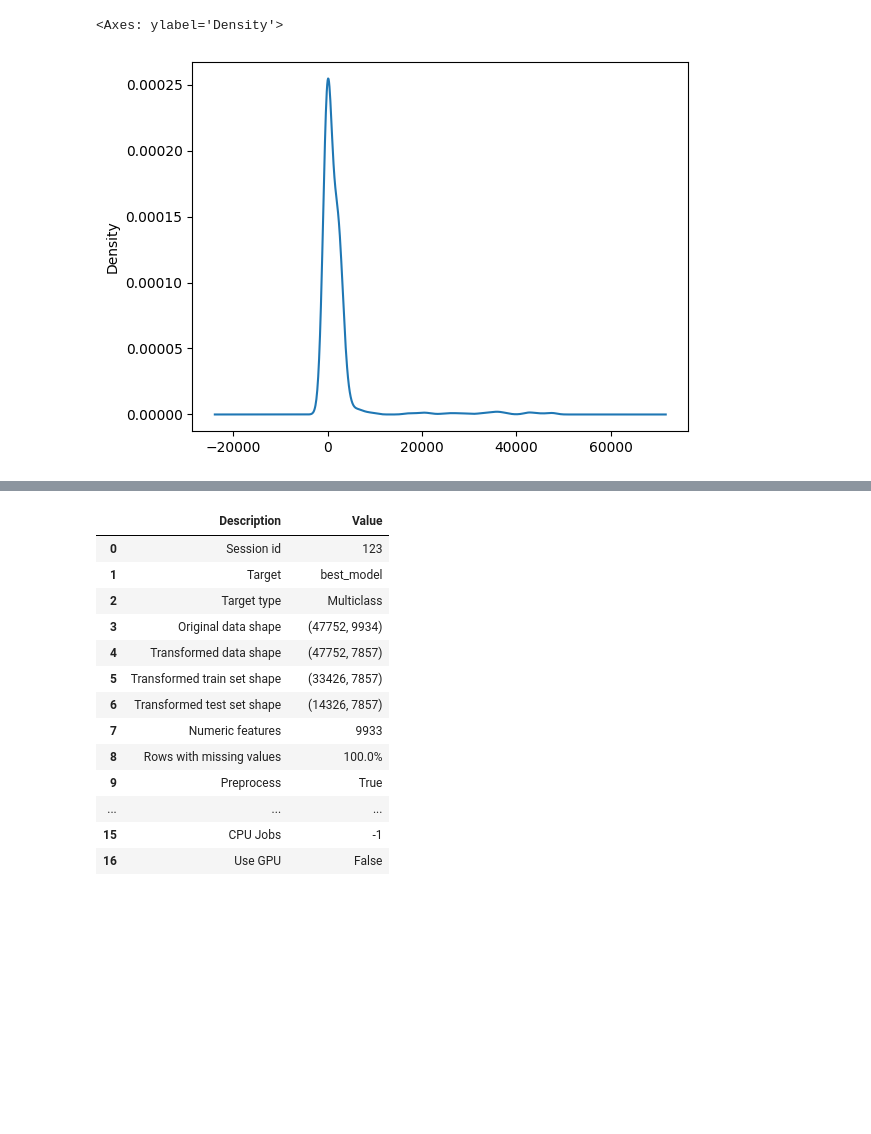
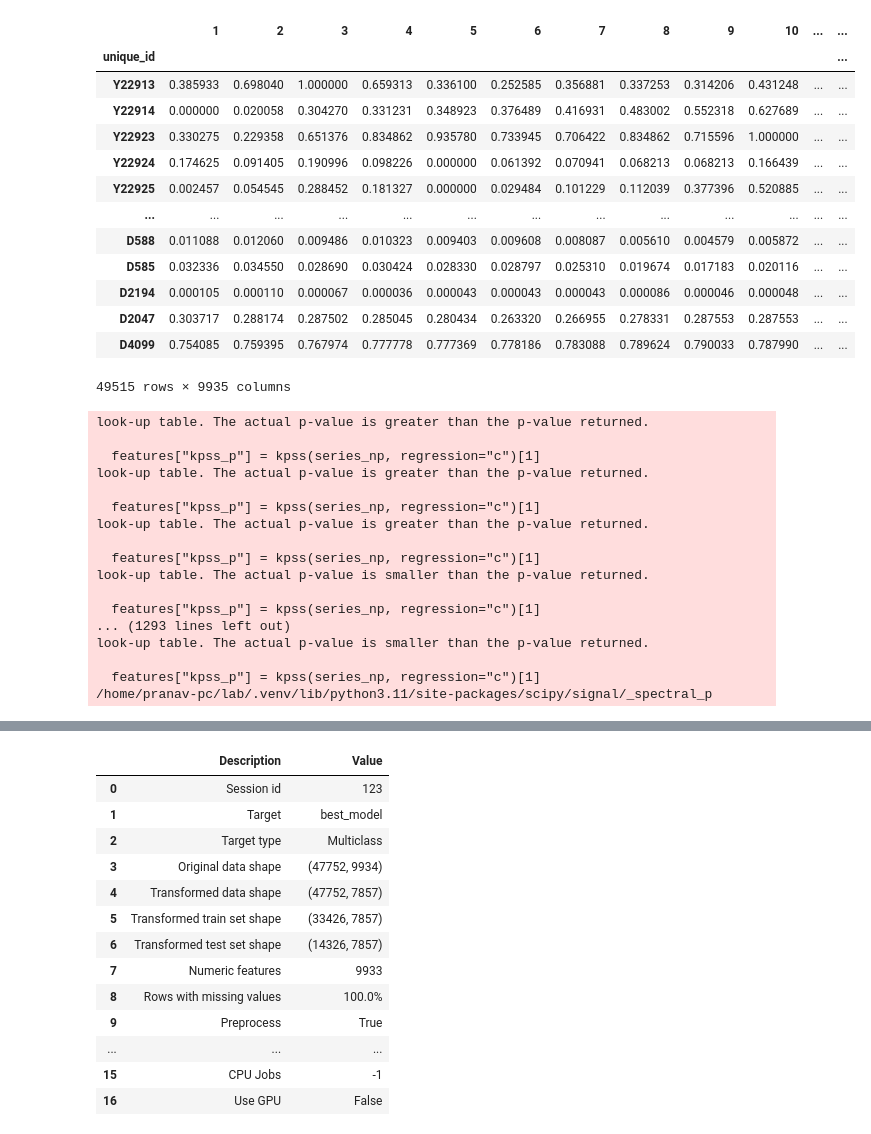
Before and after one commit to Jha-Pranav/ts, a Jupyter notebook: nbs/src/classification.mlclassifier.ipynb, the cells around one changed output, grey strips where cells are left out. Saved outputs shown, nothing was run; the diff lists cells and outputs as text; code cells hidden in the pictures; blank space fills up the shorter version.

```diff
--- a/nbs/src/classification.mlclassifier.ipynb
+++ b/nbs/src/classification.mlclassifier.ipynb
@@ -67,3 +66,3 @@ ImportError: cannot import name 'pa_version_under7p0' from 'pandas.compat' (/hom
 # %%
 df = pd.read_parquet("data/m4_preprocessed.parquet")
-df.drop_duplicates(inplace=True)
+# df.drop_duplicates(inplace=True)
@@ -208,8 +215,44 @@ def extract_stats_features(series, max_lag=10):
     )
 
     return pd.Series(features)
+# %%
+df
+# %% [output]
+|  | 1 | 2 | 3 | 4 | 5 | 6 | 7 | 8 | 9 | 10 | ... | ... |
+| unique_id |  |  |  |  |  |  |  |  |  |  |  | ... |
+| Y22913 | 0.385933 | 0.698040 | 1.000000 | 0.659313 | 0.336100 | 0.252585 | 0.356881 | 0.337253 | 0.314206 | 0.431248 | ... | ... |
+| Y22914 | 0.000000 | 0.020058 | 0.304270 | 0.331231 | 0.348923 | 0.376489 | 0.416931 | 0.483002 | 0.552318 | 0.627689 | ... | ... |
+| Y22923 | 0.330275 | 0.229358 | 0.651376 | 0.834862 | 0.935780 | 0.733945 | 0.706422 | 0.834862 | 0.715596 | 1.000000 | ... | ... |
+| Y22924 | 0.174625 | 0.091405 | 0.190996 | 0.098226 | 0.000000 | 0.061392 | 0.070941 | 0.068213 | 0.068213 | 0.166439 | ... | ... |
+| Y22925 | 0.002457 | 0.054545 | 0.288452 | 0.181327 | 0.000000 | 0.029484 | 0.101229 | 0.112039 | 0.377396 | 0.520885 | ... | ... |
+| ... | ... | ... | ... | ... | ... | ... | ... | ... | ... | ... | ... | ... |
+| D588 | 0.011088 | 0.012060 | 0.009486 | 0.010323 | 0.009403 | 0.009608 | 0.008087 | 0.005610 | 0.004579 | 0.005872 | ... | ... |
+| D585 | 0.032336 | 0.034550 | 0.028690 | 0.030424 | 0.028330 | 0.028797 | 0.025310 | 0.019674 | 0.017183 | 0.020116 | ... | ... |
+| D2194 | 0.000105 | 0.000110 | 0.000067 | 0.000036 | 0.000043 | 0.000043 | 0.000043 | 0.000086 | 0.000046 | 0.000048 | ... | ... |
+| D2047 | 0.303717 | 0.288174 | 0.287502 | 0.285045 | 0.280434 | 0.263320 | 0.266955 | 0.278331 | 0.287553 | 0.287553 | ... | ... |
+| D4099 | 0.754085 | 0.759395 | 0.767974 | 0.777778 | 0.777369 | 0.778186 | 0.783088 | 0.789624 | 0.790033 | 0.787990 | ... | ... |
+49515 rows × 9935 columns
 # %%
-df.drop("best_model", axis=1).apply(lambda series: series.dropna().values).map(len)
+features = (
+    df.drop(["best_model", "no_of_datapoints"], axis=1)
+    .apply(lambda series: series.dropna().values, axis=1)
+    .map(extract_stats_features)
+)
 # %% [output]
-<Axes: ylabel='Density'>
+look-up table. The actual p-value is greater than the p-value returned.
+
+  features["kpss_p"] = kpss(series_np, regression="c")[1]
+look-up table. The actual p-value is greater than the p-value returned.
+
+  features["kpss_p"] = kpss(series_np, regression="c")[1]
+look-up table. The actual p-value is greater than the p-value returned.
+
+  features["kpss_p"] = kpss(series_np, regression="c")[1]
+look-up table. The actual p-value is smaller than the p-value returned.
+
+  features["kpss_p"] = kpss(series_np, regression="c")[1]
+... (1293 lines left out)
+look-up table. The actual p-value is smaller than the p-value returned.
+
+  features["kpss_p"] = kpss(series_np, regression="c")[1]
+/home/pranav-pc/lab/.venv/lib/python3.11/site-packages/scipy/signal/_spectral_p
-[figure, removed]
```
Also changed, not shown: parts of 5 cells of this notebook.
